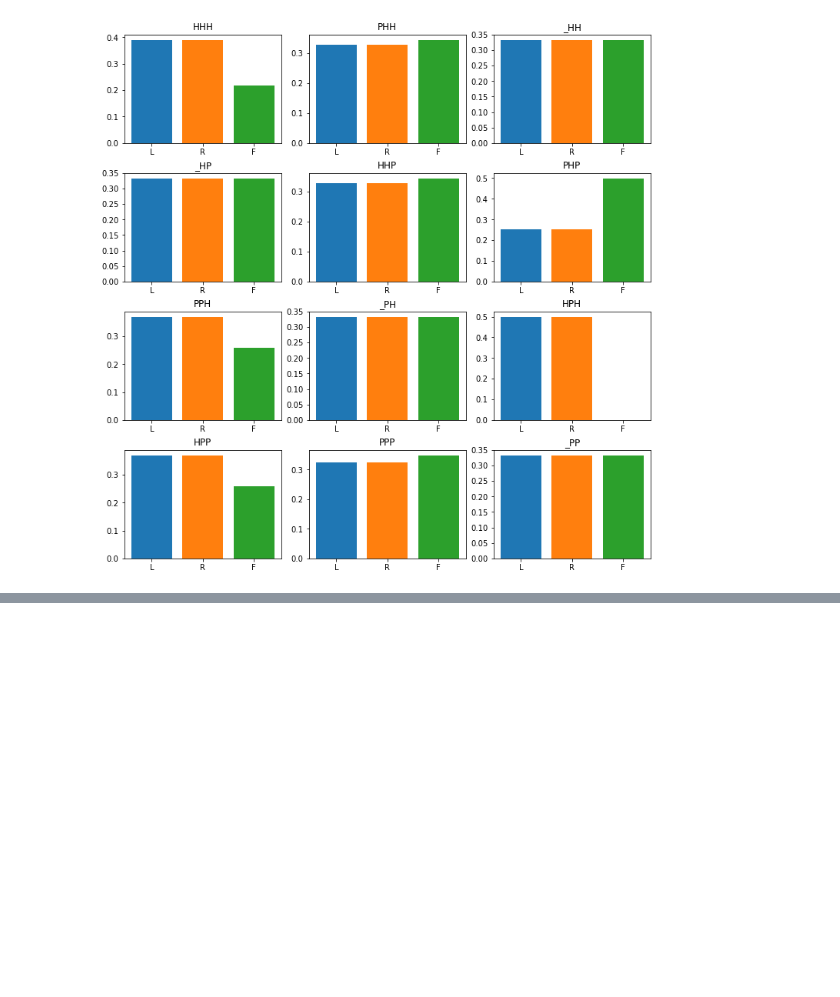
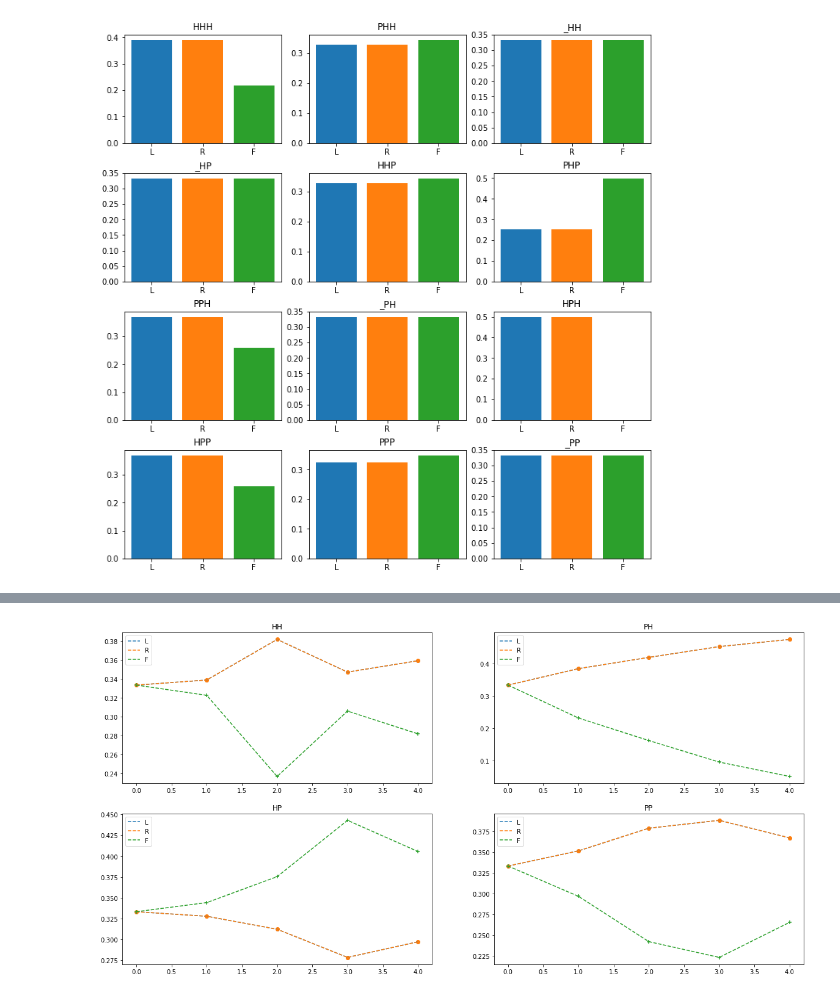
Before and after one commit to LeanderReascos/Protein_Fold2D, a Jupyter notebook: data.ipynb, the cells around one changed output, grey strips where cells are left out. Saved outputs shown, nothing was run; the diff lists cells and outputs as text; code cells hidden in the pictures; blank space fills up the shorter version.

```diff
--- a/data.ipynb
+++ b/data.ipynb
@@ -208,0 +234,20 @@ CASES.to_pickle('probs.pkl')
+# %%
+cases = {'HH':{'L':[],'R':[],'F':[]},'HP':{'L':[],'R':[],'F':[]},'PH':{'L':[],'R':[],'F':[]},'PP':{'L':[],'R':[],'F':[]}}
+directions = 'LRF'
+for df in desicion_tree:
+    for i,col in enumerate(df.columns):
+        for j,row in enumerate(df[col]):
+            cases[col][directions[j]].append(row)
+# %%
+fig,ax = plt.subplots(2,2,figsize=(20,10))
+pares = [(0,0),(1,0),(0,1),(1,1)]
+m = '*o+'
+for i,case in enumerate(cases.keys()):
+    a,b = pares[i]
+    ax[a,b].set_title(case)
+    for j,d in enumerate(directions):
+        ax[a,b].plot(range(5),cases[case][d][:5],ls='--',label=d)
+        ax[a,b].scatter(range(5),cases[case][d][:5],marker=m[j])
+    ax[a,b].legend()
+# %% [output]
+[figure, added]
```
Also changed, not shown: parts of 10 cells of this notebook, 16 other files.
